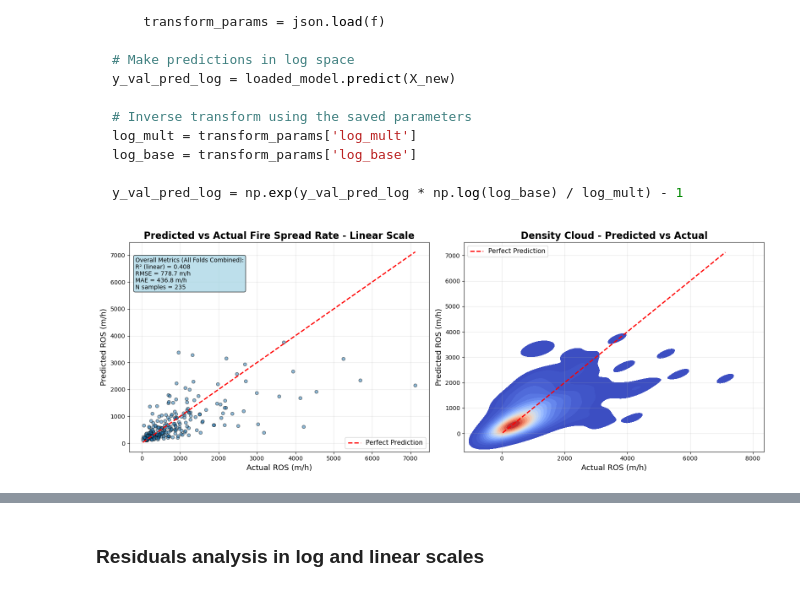
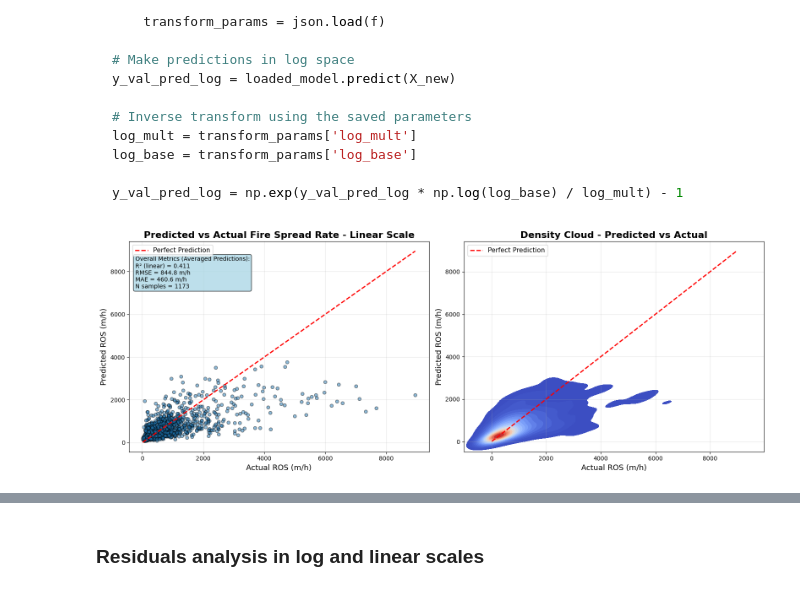
Before and after one commit to rafael-bork/FIRE-HACK-Project, a Jupyter notebook: Notebooks/4Models/XGBoost_model_CV.ipynb, the cells around one changed output, grey strips where cells are left out. Saved outputs shown, nothing was run; the diff lists cells and outputs as text; code cells hidden in the pictures.

```diff
--- a/Notebooks/4Models/XGBoost_model_CV.ipynb
+++ b/Notebooks/4Models/XGBoost_model_CV.ipynb
@@ -677,48 +585,48 @@ The same plot as above but in linear scale with 2D KDE density plot
 fig, (ax1, ax2) = plt.subplots(1, 2, figsize=(16, 6), gridspec_kw={'width_ratios': [1, 1]})
 
 # Left panel: Scatter plot
-ax1.scatter(y_val_linear, y_val_pred_linear, alpha=0.5, edgecolor='k', s=30)
+ax1.scatter(avg_actual_linear, avg_pred_linear, alpha=0.5, edgecolor='k', s=30)
 
-min_val_linear = min(y_val_linear.min(), y_val_pred_linear.min())
-max_val_linear = max(y_val_linear.max(), y_val_pred_linear.max())
+min_val_linear = min(avg_actual_linear.min(), avg_pred_linear.min())
+max_val_linear = max(avg_actual_linear.max(), avg_pred_linear.max())
 ax1.plot([min_val_linear, max_val_linear], [min_val_linear, max_val_linear], 'r--', linewidth=2, label='Perfect Prediction')
 
 ax1.set_title('Predicted vs Actual Fire Spread Rate - Linear Scale', fontsize=16, fontweight='bold')
 ax1.set_xlabel('Actual ROS (m/h)', fontsize=13)
 ax1.set_ylabel('Predicted ROS (m/h)', fontsize=13)
 
 metrics_text = (
-    f'Overall Metrics (All Folds Combined):\n'
-    f'R² (linear) = {r2_score(y_val_linear, y_val_pred_linear):.3f}\n'
-    f'RMSE = {rmse_linear_val:.1f} m/h\n'
-    f'MAE = {mae_linear_val:.1f} m/h\n'
-    f'N samples = {len(y_val_linear)}'
+    f'Overall Metrics (Averaged Predictions):\n'
+    f'R² (linear) = {r2_score(avg_actual_linear, avg_pred_linear):.3f}\n'
+    f'RMSE = {rmse_linear_avg:.1f} m/h\n'
+    f'MAE = {mae_linear_avg:.1f} m/h\n'
+    f'N samples = {len(avg_actual_linear)}'
 )
 ax1.text(0.02, 0.93,
     metrics_text,
     transform=ax1.transAxes,
     verticalalignment='top',
     bbox=dict(boxstyle='round', facecolor='lightblue', alpha=0.8),
     fontsize=10)
 
 ax1.legend(fontsize=11)
 ax1.grid(True, alpha=0.3)
 
 # Right panel: 2D KDE density plot
-sns.kdeplot(x=y_val_linear, y=y_val_pred_linear,
+sns.kdeplot(x=avg_actual_linear, y=avg_pred_linear,
             ax=ax2, fill=True, cmap="coolwarm",
             levels=20, thresh=0.04)
 ax2.plot([min_val_linear, max_val_linear], [min_val_linear, max_val_linear],
          'r--', linewidth=2, label='Perfect Prediction')
 
 ax2.set_title('Density Cloud - Predicted vs Actual', fontsize=16, fontweight='bold')
 ax2.set_xlabel('Actual ROS (m/h)', fontsize=13)
 ax2.set_ylabel('Predicted ROS (m/h)', fontsize=13)
 ax2.legend(fontsize=11)
 ax2.grid(True, alpha=0.3)
 
 plt.tight_layout()
 plt.show()
 # %% [output]
-[figure, old version]
+[figure, new version]
 # %%
```
Also changed, not shown: parts of 13 cells of this notebook, 9 other files.
